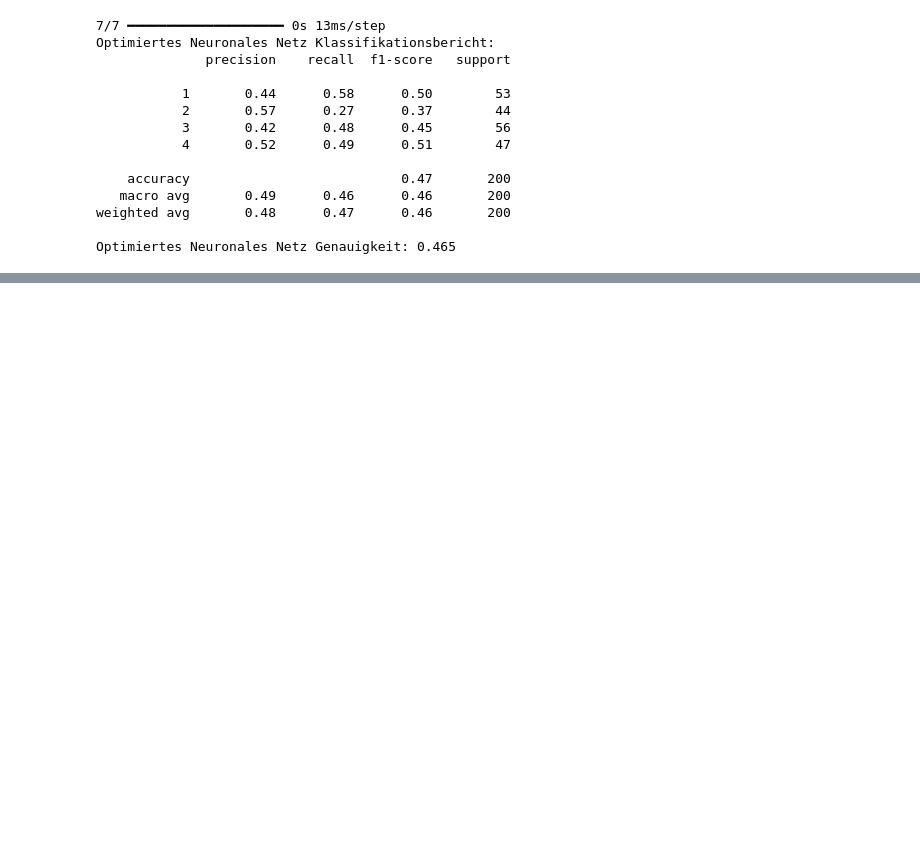
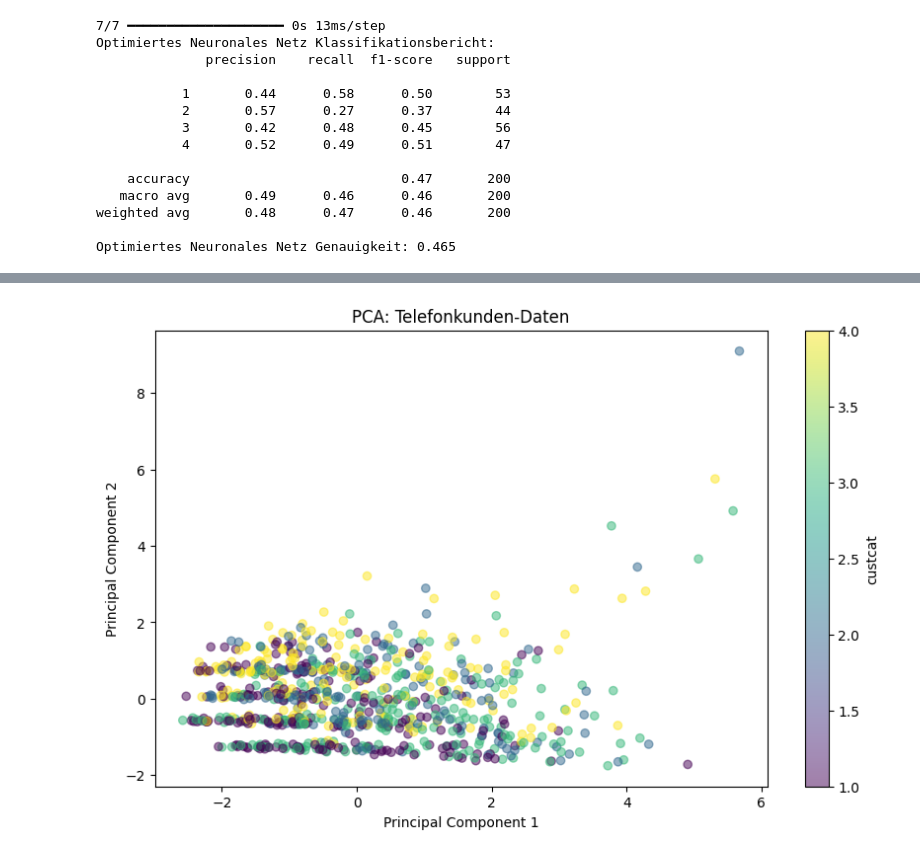
Before and after one commit to AdrianoF03/Projekt-Big-Data-Analytics, a Jupyter notebook: telefonkunden.ipynb, the cells around one changed output, grey strips where cells are left out. Cells and saved outputs as stored; diff of their text form; code cells hidden in the pictures; blank space fills up the shorter version.

Commit message:
PCA, SVM & Parameter Hypertuning

```diff
--- a/telefonkunden.ipynb
+++ b/telefonkunden.ipynb
@@ -710,0 +824,82 @@ Optimiertes Neuronales Netz Genauigkeit: 0.465
+# %%
+from sklearn.svm import SVC
+
+# Datenaufteilung in Features (X) und Zielvariable (y)
+X = telefonkunden[['tenure', 'age', 'income', 'ed', 'address']]
+y = telefonkunden['custcat']
+
+# Datenaufteilung in Trainings- und Testdaten
+X_train, X_test, y_train, y_test = train_test_split(X, y, test_size=0.2, random_state=42, stratify=y)
+
+# Feature-Skalierung
+scaler = StandardScaler()
+X_train = scaler.fit_transform(X_train)
+X_test = scaler.transform(X_test)
+
+# SVM-Modell erstellen und trainieren
+svm = SVC(kernel='linear', random_state=42)
+svm.fit(X_train, y_train)
+
+# Vorhersagen machen
+y_pred = svm.predict(X_test)
+
+# Modellbewertung
+print("SVM Klassifikationsbericht:")
+print(classification_report(y_test, y_pred))
+print("SVM Genauigkeit:", accuracy_score(y_test, y_pred))
+
+# PCA
+from sklearn.decomposition import PCA
+
+# PCA-Modell erstellen
+pca = PCA(n_components=2)  # Reduktion auf 2 Dimensionen
+X_train_pca = pca.fit_transform(X_train)  # Transformation der Trainingsdaten
+X_test_pca = pca.transform(X_test)  # Transformation der Testdaten
+
+# SVM-Modell mit PCA erstellen und trainieren
+svm_pca = SVC(kernel='linear', random_state=42)  # SVM-Modell mit linearem Kernel
+svm_pca.fit(X_train_pca, y_train)  # Modell mit Trainingsdaten trainieren
+y_pred_pca = svm_pca.predict(X_test_pca)  # Vorhersagen
+
+# Modellbewertung mit PCA
+print("SVM mit PCA Klassifikationsbericht:")
+print(classification_report(y_test, y_pred_pca))
+print("SVM mit PCA Genauigkeit:", accuracy_score(y_test, y_pred_pca))
+
+# Scatterplot der Datenpunkte
+plt.figure(figsize=(10, 6))
+plt.scatter(X_train_pca[:, 0], X_train_pca[:, 1], c=y_train, cmap='viridis', alpha=0.5)
+plt.title('PCA: Telefonkunden-Daten')
+plt.xlabel('Principal Component 1')
+plt.ylabel('Principal Component 2')
+plt.colorbar(label='custcat')
+plt.show()
+
+# Hyperparameter-Tuning mit GridSearchCV
+from sklearn.model_selection import GridSearchCV
+
+param_grid = {
+    'C': [0.1, 1, 10, 100],
+    'gamma': [1, 0.1, 0.01, 0.001],
+    'kernel': ['linear', 'rbf']
+}
+
+grid = GridSearchCV(SVC(), param_grid, refit=True, verbose=2)
+grid.fit(X_train, y_train)
+
+# Beste Hyperparameter anzeigen
+print("Beste Hyperparameter für SVM:", grid.best_params_)
+
+# Vorhersagen mit dem besten Modell machen
+grid_predictions = grid.predict(X_test)
+
+# Modellbewertung
+print("SVM mit Hyperparameter-Tuning Klassifikationsbericht:")
+print(classification_report(y_test, grid_predictions))
+print("SVM mit Hyperparameter-Tuning Genauigkeit:", accuracy_score(y_test, grid_predictions))
+
+# Warum könnte Hyperparameter-Tuning helfen?
+# 1. Optimale Trennlinie finden: Die SVM versucht, die Klassen durch eine Hyperplane zu trennen. Die Wahl der richtigen Hyperparameter kann die Lage und Form dieser Trennlinie stark verbessern.
+# 2. Overfitting/Underfitting vermeiden: Der PCA-Plot zeigt, dass die Klassen stark überlappen, wodurch das Modell leicht underfitten kann. Eine gute Balance durch Tuning (z. B. durch C und gamma) kann die Leistung erhöhen.
+# 3. Nichtlineare Muster lernen: Die Daten scheinen keine lineare Trennbarkeit aufzuweisen. Durch die Verwendung eines nichtlinearen Kernels könnte das Modell komplexere Muster besser erfassen.
+# %% [output]
@@ -710,0 +923 @@ Optimiertes Neuronales Netz Genauigkeit: 0.465
+[figure, added]
```
Also changed, not shown: parts of 15 cells of this notebook.
